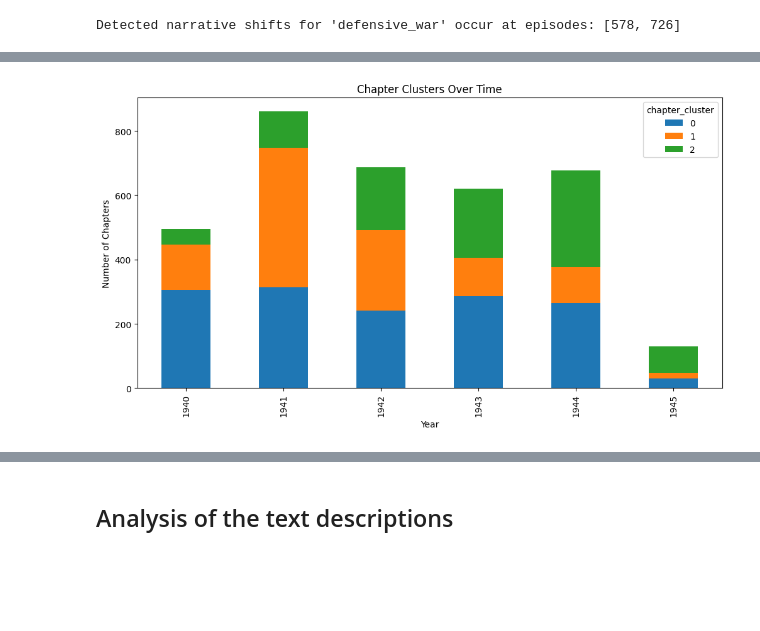
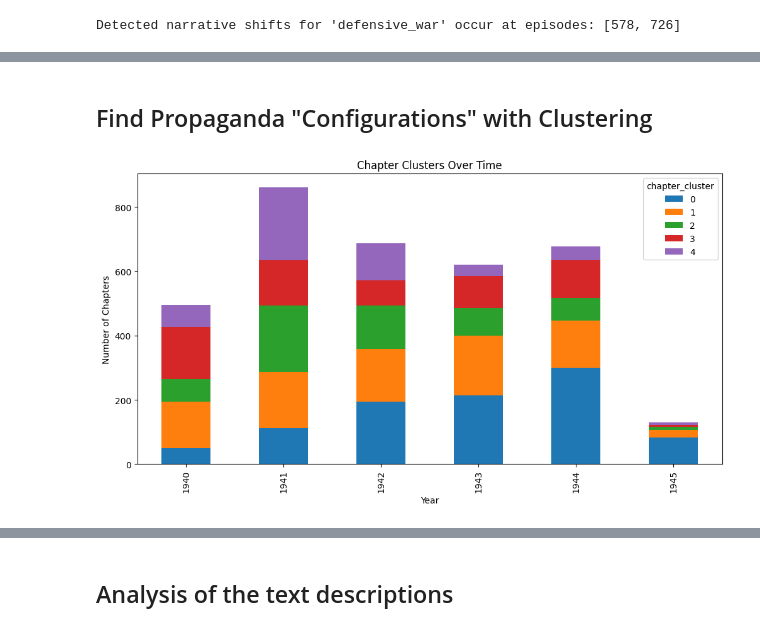
Before and after one commit to chill-bird/cultural_analytics_project, a Jupyter notebook: src/analysis/analyze_narratives.ipynb, the cells around one changed output, grey strips where cells are left out. Cells and saved outputs as stored; diff of their text form; code cells hidden in the pictures; blank space fills up the shorter version.

Commit message:
[Plots] Changed plots for paper

```diff
--- a/src/analysis/analyze_narratives.ipynb
+++ b/src/analysis/analyze_narratives.ipynb
@@ -240,0 +246,8 @@ plt.show()
+# %%
+col = "narrative_framing_inevitable_victory"
+
+max_episode = episode_means[col].idxmax()
+max_value = episode_means[col].max()
+
+print(f"Maximum {col}: {max_value}")
+print(f"Episode: {max_episode}")
@@ -407,0 +500,12 @@ for dim1, dim2 in cross_pairs:
+# %%
+pairs = [
+    ("inevitable_victory", "heroic_combat"),
+    ("defensive_war", "heroic_combat")
+]
+
+
+for a, b in pairs:
+    col1 = f"narrative_framing_{a}"
+    col2 = f"narrative_framing_{b}"
+    r, p = pearsonr(df[col1], df[col2])
+    print(f"{a} – {b}: r={r:.3f}, p={p:.4f}")
@@ -448,9 +552,0 @@ plt.show()
-# %%
-features = df.select_dtypes(include=[np.number]).drop(columns=["year", "episode","confidence_score"])
-
-X = StandardScaler().fit_transform(features)
-
-kmeans = KMeans(n_clusters=5, random_state=0)
-df["cluster"] = kmeans.fit_predict(X)
-
-print(df.groupby(["year","cluster"]).size())
@@ -475,10 +552,0 @@ dtype: int64
-# %%
-cluster_profile = df.groupby("cluster").mean(numeric_only=True)
-
-for c in cluster_profile.index:
-
-    print("\nCluster", c)
-
-    top = cluster_profile.loc[c].sort_values(ascending=False).head(10)
-
-    print(top)
@@ -582,22 +610,24 @@ plt.show()
+# %% [markdown]
+## Find Propaganda "Configurations" with Clustering
 # %%
 all_dummy_cols = [c for c in df.columns if any(c.startswith(p) for p in dimensions.values())]
 
 X = df[all_dummy_cols]
 
 # Cluster chapters
-cluster_model = AgglomerativeClustering(n_clusters=3, linkage='ward')
+cluster_model = AgglomerativeClustering(n_clusters=5, linkage='ward')
 df['chapter_cluster'] = cluster_model.fit_predict(X)
 
 # Optional: visualize cluster distribution over years
 cluster_counts = df.groupby(['year', 'chapter_cluster']).size().unstack(fill_value=0)
 
 cluster_counts.plot(kind='bar', stacked=True, figsize=(12,6))
 plt.title("Chapter Clusters Over Time")
 plt.ylabel("Number of Chapters")
 plt.xlabel("Year")
 plt.show()
 # %% [output]
-[figure, old version]
+[figure, new version]
 # %%
 # group by cluster and compute mean per column
 cluster_summary = df.groupby('chapter_cluster')[all_dummy_cols].mean()
```
Also changed, not shown: parts of 21 cells of this notebook, 7 other files.
